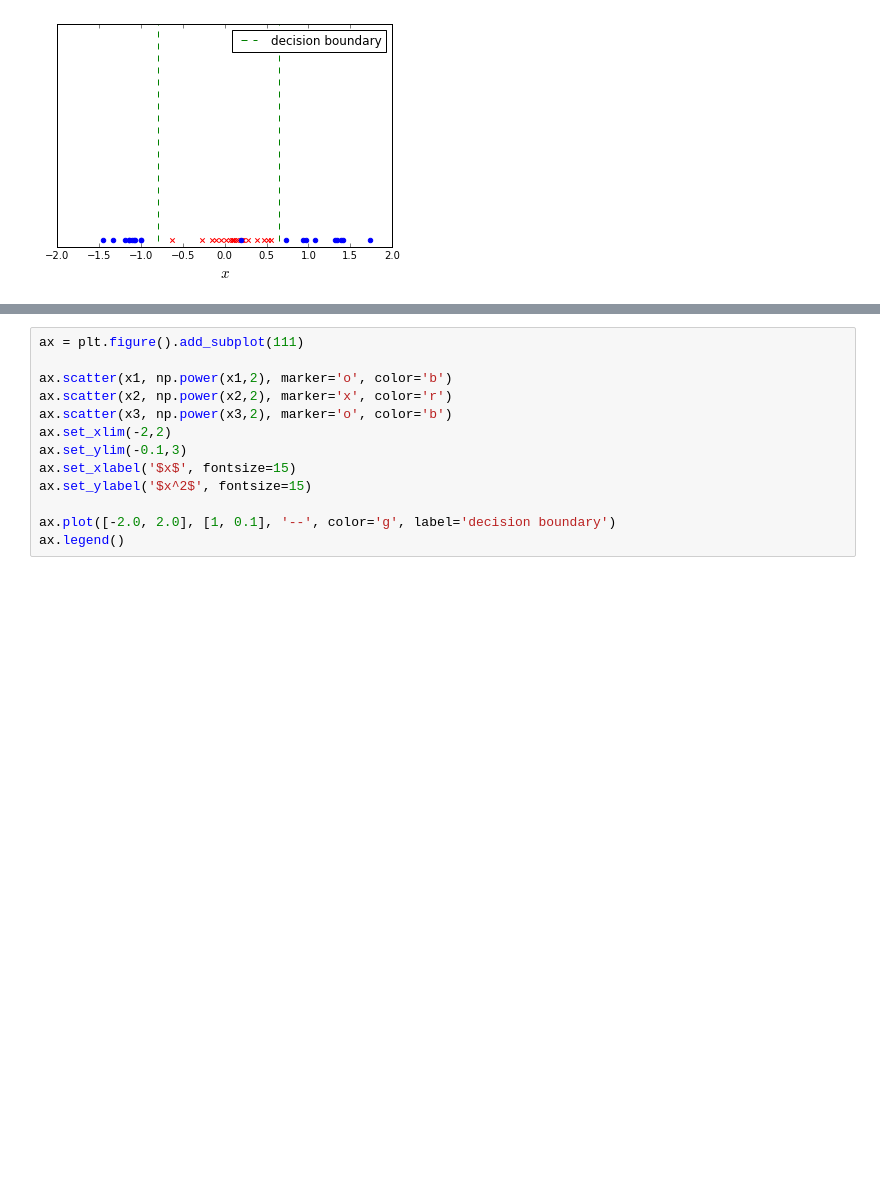
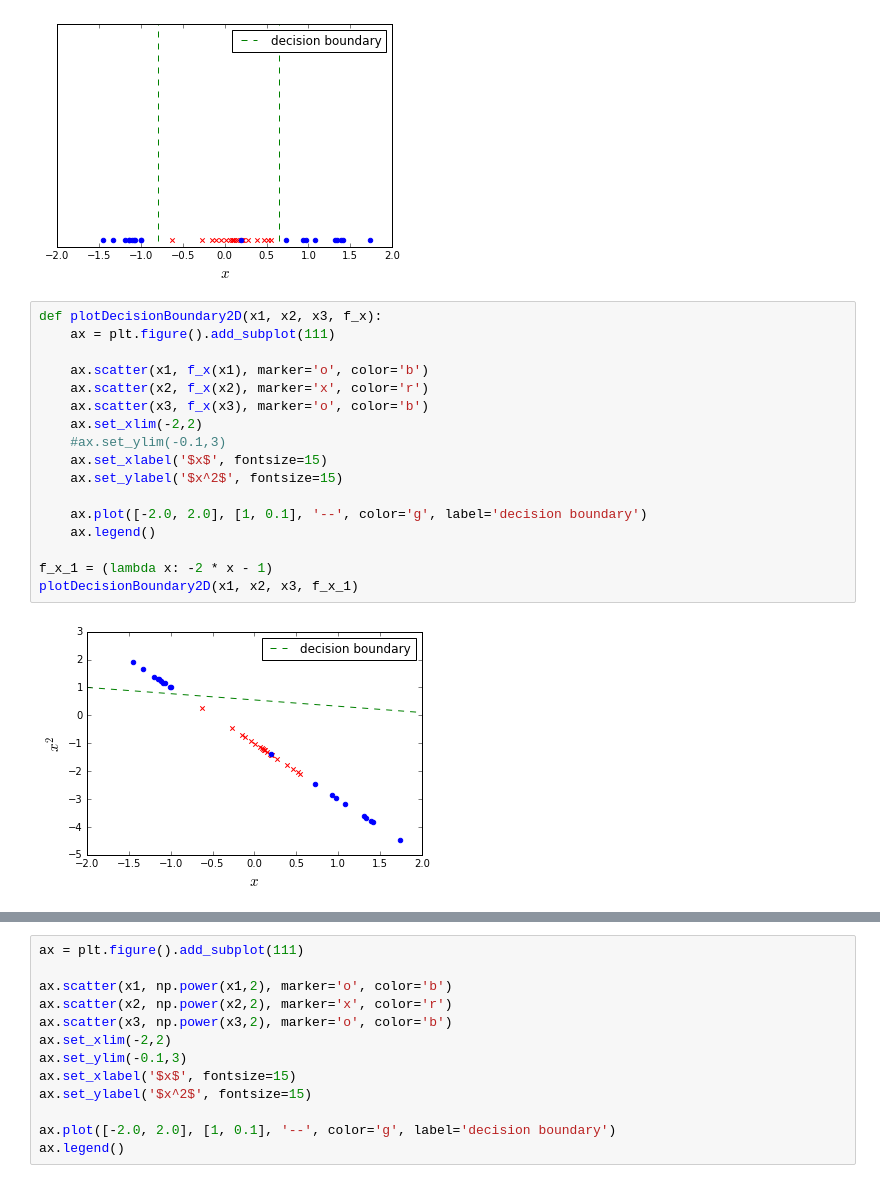
Before and after one commit to macromancer/DLTutorial_Python, a Jupyter notebook: LinearLeastSquare.ipynb, the cells around one changed output, grey strips where cells are left out. Drawn from its saved outputs; the diff is of its cells as text; blank space fills up the shorter version.

```diff
--- a/LinearLeastSquare.ipynb
+++ b/LinearLeastSquare.ipynb
@@ -270,3 +270,22 @@ ax.legend()
 # %% [output]
 <matplotlib.legend.Legend at 0x...>
 [figure]
+# %%
+def plotDecisionBoundary2D(x1, x2, x3, f_x):
+    ax = plt.figure().add_subplot(111)
+
+    ax.scatter(x1, f_x(x1), marker='o', color='b')
+    ax.scatter(x2, f_x(x2), marker='x', color='r')
+    ax.scatter(x3, f_x(x3), marker='o', color='b')
+    ax.set_xlim(-2,2)
+    #ax.set_ylim(-0.1,3)
+    ax.set_xlabel('$x$', fontsize=15)
+    ax.set_ylabel('$x^2$', fontsize=15)
+
+    ax.plot([-2.0, 2.0], [1, 0.1], '--', color='g', label='decision boundary')
+    ax.legend()
+
+f_x_1 = (lambda x: -2 * x - 1)
+plotDecisionBoundary2D(x1, x2, x3, f_x_1)
+# %% [output]
+[figure, added]
```
Also changed, not shown: parts of 1 cell of this notebook, 2 other files.
